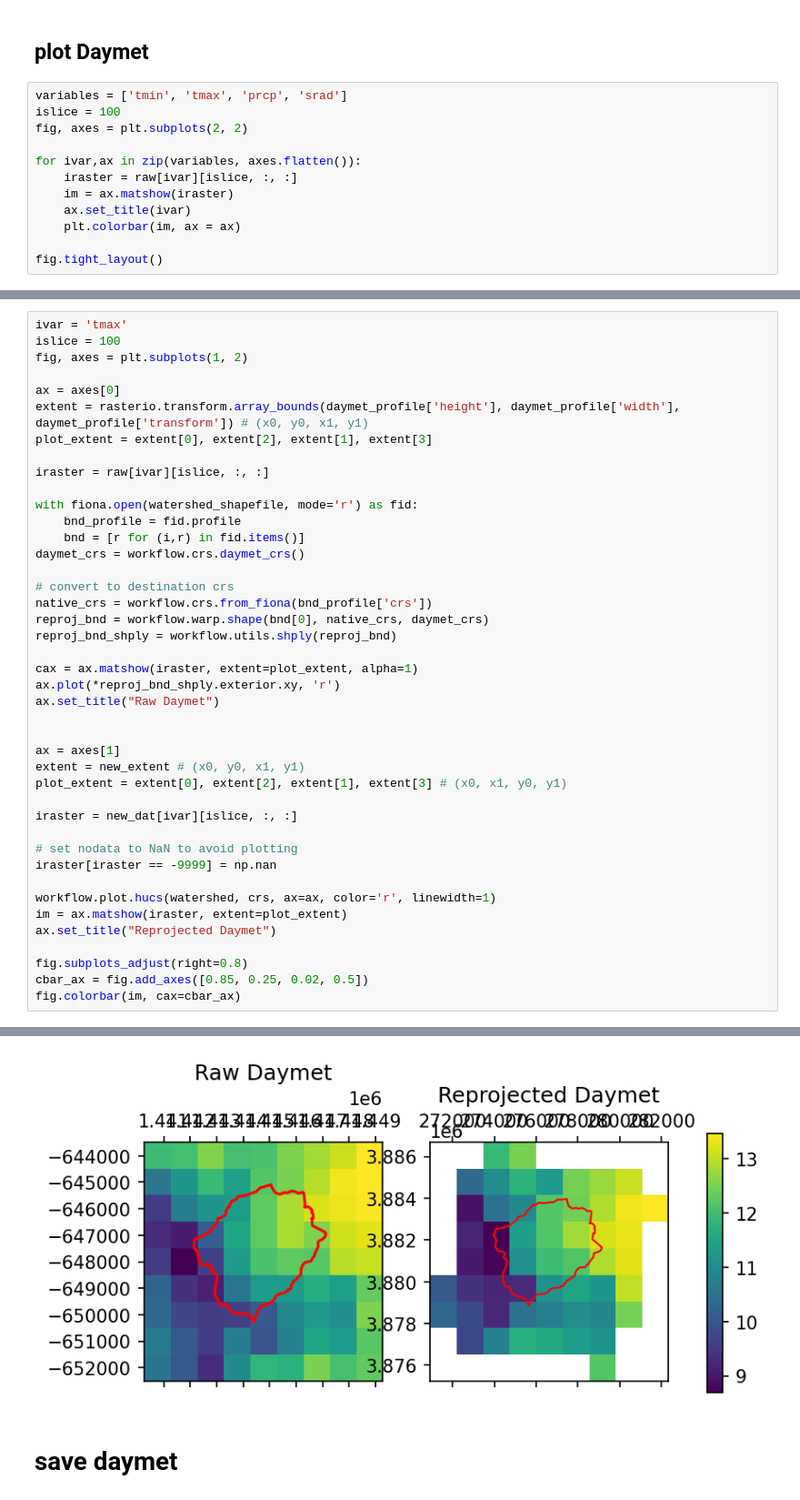
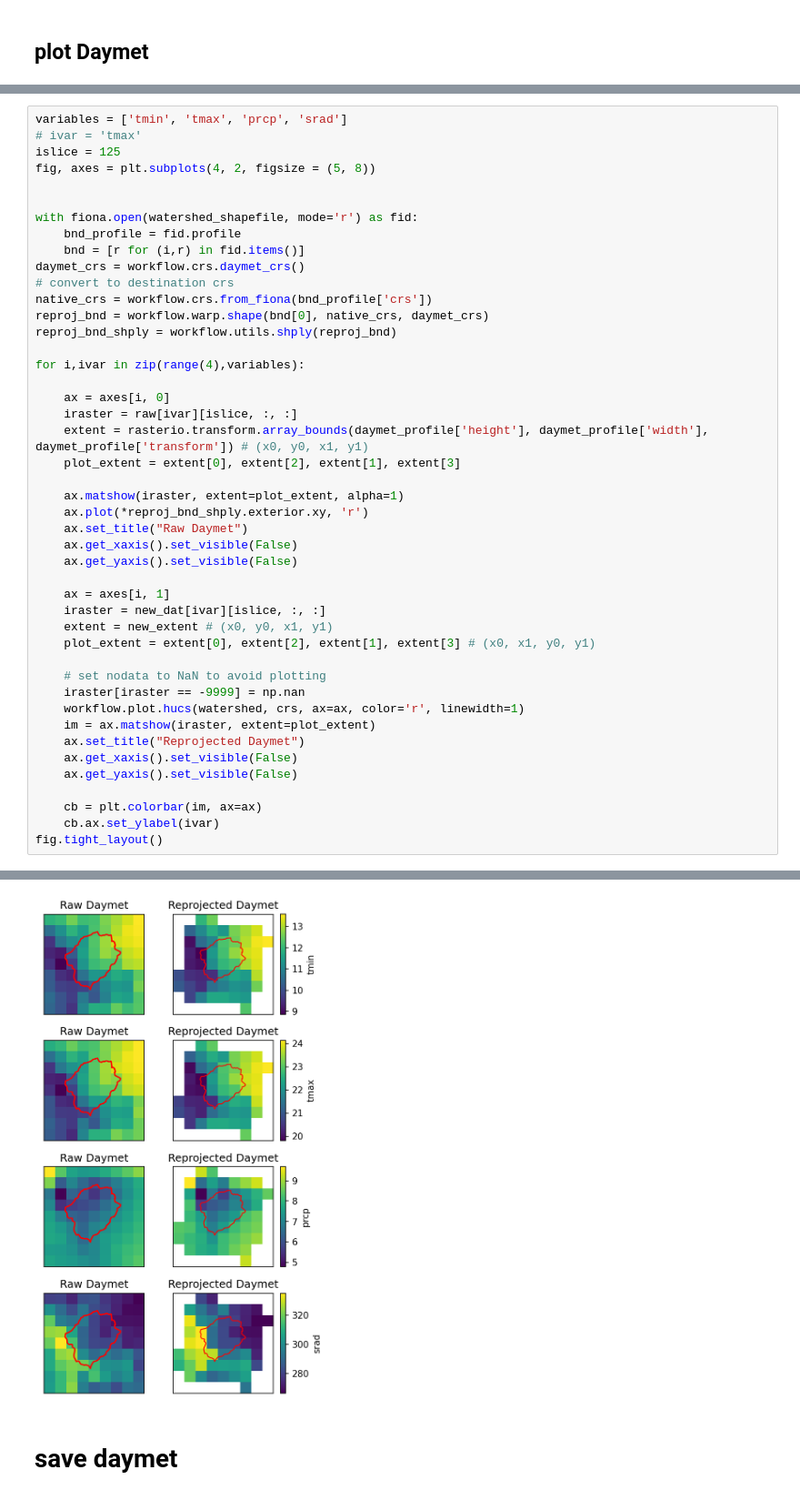
Before and after one commit to amanzi/ats-short-course, a Jupyter notebook: 02_model_setup/get_Daymet.ipynb, the cells around one changed output, grey strips where cells are left out. Shown: that part at 91% size. Saved outputs shown, nothing was run; the diff lists cells and outputs as text.

```diff
--- a/02_model_setup/get_Daymet.ipynb
+++ b/02_model_setup/get_Daymet.ipynb
@@ -93,14 +93,2 @@ new_x, new_y, new_extent, new_dat, daymet_profile = workflow.daymet.reproj_Dayme
 # %% [markdown]
 ## plot Daymet
-# %%
-variables = ['tmin', 'tmax', 'prcp', 'srad']
-islice = 100
-fig, axes = plt.subplots(2, 2)
-
-for ivar,ax in zip(variables, axes.flatten()):
-    iraster = raw[ivar][islice, :, :]
-    im = ax.matshow(iraster)
-    ax.set_title(ivar)
-    plt.colorbar(im, ax = ax)
-
-fig.tight_layout()
@@ -109,43 +95,46 @@ fig.tight_layout()
 # %%
-ivar = 'tmax'
-islice = 100
-fig, axes = plt.subplots(1, 2)
+variables = ['tmin', 'tmax', 'prcp', 'srad']
+# ivar = 'tmax'
+islice = 125
+fig, axes = plt.subplots(4, 2, figsize = (5, 8))
 
-ax = axes[0]
-extent = rasterio.transform.array_bounds(daymet_profile['height'], daymet_profile['width'], daymet_profile['transform']) # (x0, y0, x1, y1)
-plot_extent = extent[0], extent[2], extent[1], extent[3]
-
-iraster = raw[ivar][islice, :, :]
 
 with fiona.open(watershed_shapefile, mode='r') as fid:
     bnd_profile = fid.profile
     bnd = [r for (i,r) in fid.items()]
 daymet_crs = workflow.crs.daymet_crs()
-
 # convert to destination crs
 native_crs = workflow.crs.from_fiona(bnd_profile['crs'])
 reproj_bnd = workflow.warp.shape(bnd[0], native_crs, daymet_crs)
 reproj_bnd_shply = workflow.utils.shply(reproj_bnd)
 
-cax = ax.matshow(iraster, extent=plot_extent, alpha=1)
-ax.plot(*reproj_bnd_shply.exterior.xy, 'r')
-ax.set_title("Raw Daymet")
+for i,ivar in zip(range(4),variables):
 
+    ax = axes[i, 0]
+    iraster = raw[ivar][islice, :, :]
+    extent = rasterio.transform.array_bounds(daymet_profile['height'], daymet_profile['width'], daymet_profile['transform']) # (x0, y0, x1, y1)
+    plot_extent = extent[0], extent[2], extent[1], extent[3]
 
-ax = axes[1]
-extent = new_extent # (x0, y0, x1, y1)
-plot_extent = extent[0], extent[2], extent[1], extent[3] # (x0, x1, y0, y1)
+    ax.matshow(iraster, extent=plot_extent, alpha=1)
+    ax.plot(*reproj_bnd_shply.exterior.xy, 'r')
+    ax.set_title("Raw Daymet")
+    ax.get_xaxis().set_visible(False)
+    ax.get_yaxis().set_visible(False)
 
-iraster = new_dat[ivar][islice, :, :]
+    ax = axes[i, 1]
+    iraster = new_dat[ivar][islice, :, :]
+    extent = new_extent # (x0, y0, x1, y1)
+    plot_extent = extent[0], extent[2], extent[1], extent[3] # (x0, x1, y0, y1)
 
-# set nodata to NaN to avoid plotting
-iraster[iraster == -9999] = np.nan
+    # set nodata to NaN to avoid plotting
+    iraster[iraster == -9999] = np.nan
+    workflow.plot.hucs(watershed, crs, ax=ax, color='r', linewidth=1)
+    im = ax.matshow(iraster, extent=plot_extent)
+    ax.set_title("Reprojected Daymet")
+    ax.get_xaxis().set_visible(False)
+    ax.get_yaxis().set_visible(False)
 
-workflow.plot.hucs(watershed, crs, ax=ax, color='r', linewidth=1)
-im = ax.matshow(iraster, extent=plot_extent)
-ax.set_title("Reprojected Daymet")
-
-fig.subplots_adjust(right=0.8)
-cbar_ax = fig.add_axes([0.85, 0.25, 0.02, 0.5])
-fig.colorbar(im, cax=cbar_ax)
+    cb = plt.colorbar(im, ax=ax)
+    cb.ax.set_ylabel(ivar)
+fig.tight_layout()
 # %% [output]
@@ -153,3 +141,3 @@ fig.colorbar(im, cax=cbar_ax)
-[figure, old version]
+[figure, new version]
 # %% [markdown]
 # save daymet
```
Also changed, not shown: parts of 11 cells of this notebook.
